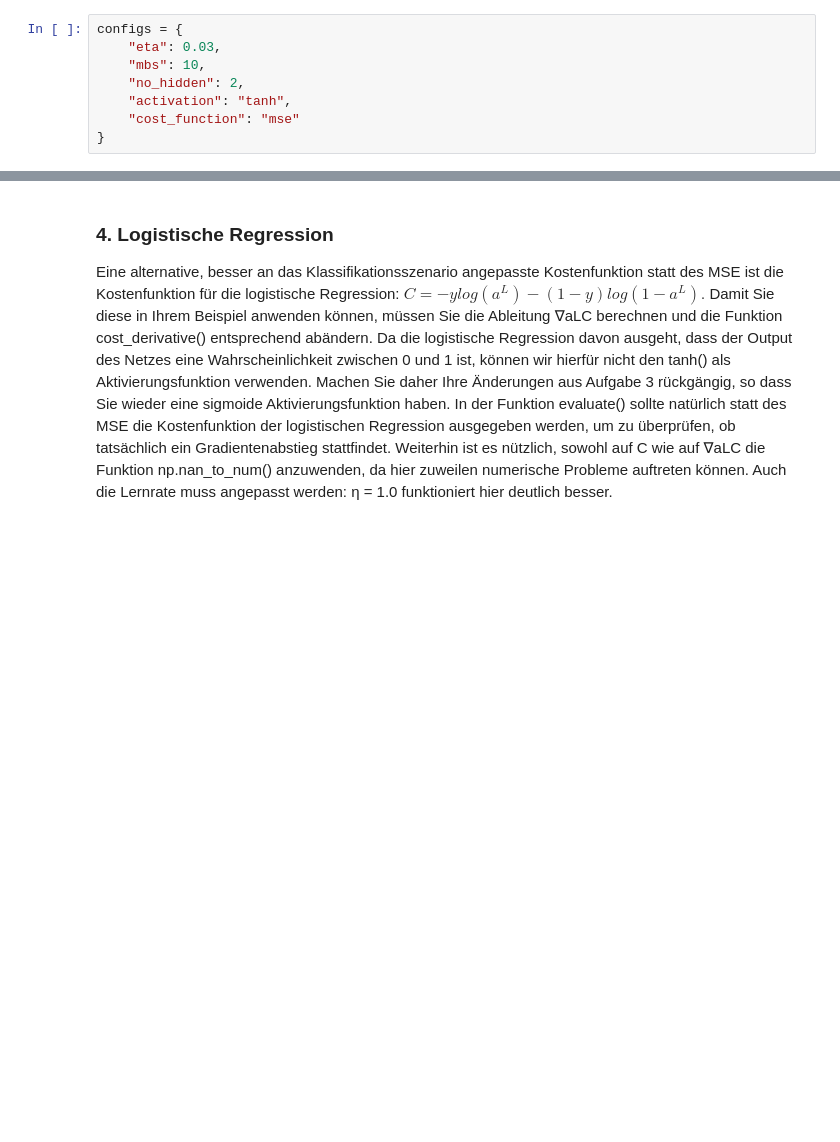
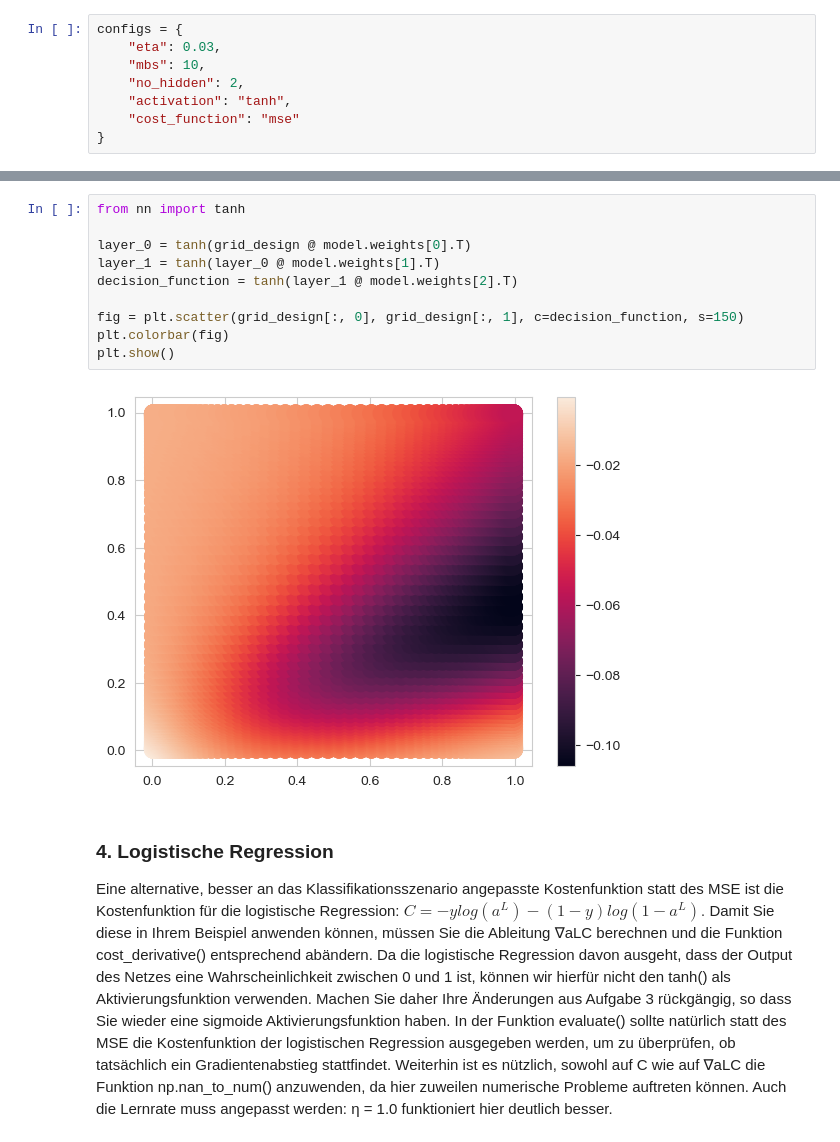
Before and after one commit to flnat/DeepLearning, a Jupyter notebook: Blatt_1/Aufgabe_1.ipynb, the cells around one changed output, grey strips where cells are left out. Drawn from its saved outputs; the diff is of its cells as text; blank space fills up the shorter version.

```diff
--- a/Blatt_1/Aufgabe_1.ipynb
+++ b/Blatt_1/Aufgabe_1.ipynb
@@ -269,3 +229,15 @@ Text(0.5, 1.0, 'Accuracy')
+# %%
+from nn import tanh
+
+layer_0 = tanh(grid_design @ model.weights[0].T)
+layer_1 = tanh(layer_0 @ model.weights[1].T)
+decision_function = tanh(layer_1 @ model.weights[2].T)
+
+fig = plt.scatter(grid_design[:, 0], grid_design[:, 1], c=decision_function, s=150)
+plt.colorbar(fig)
+plt.show()
+# %% [output]
+[figure, added]
 # %% [markdown]
 ### 4. Logistische Regression
 Eine alternative, besser an das Klassifikationsszenario angepasste Kostenfunktion statt des
```
Also changed, not shown: parts of 15 cells of this notebook.
